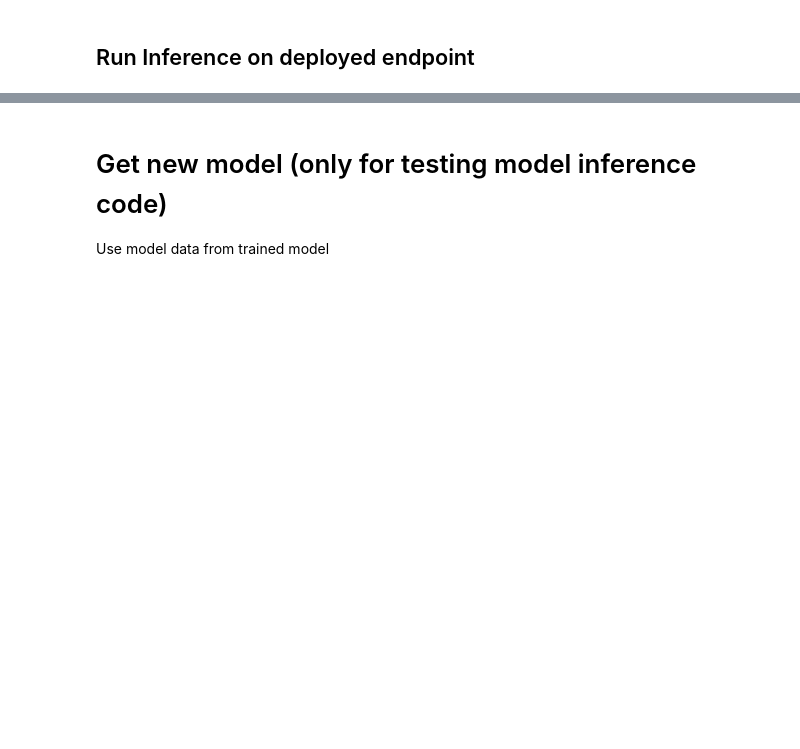
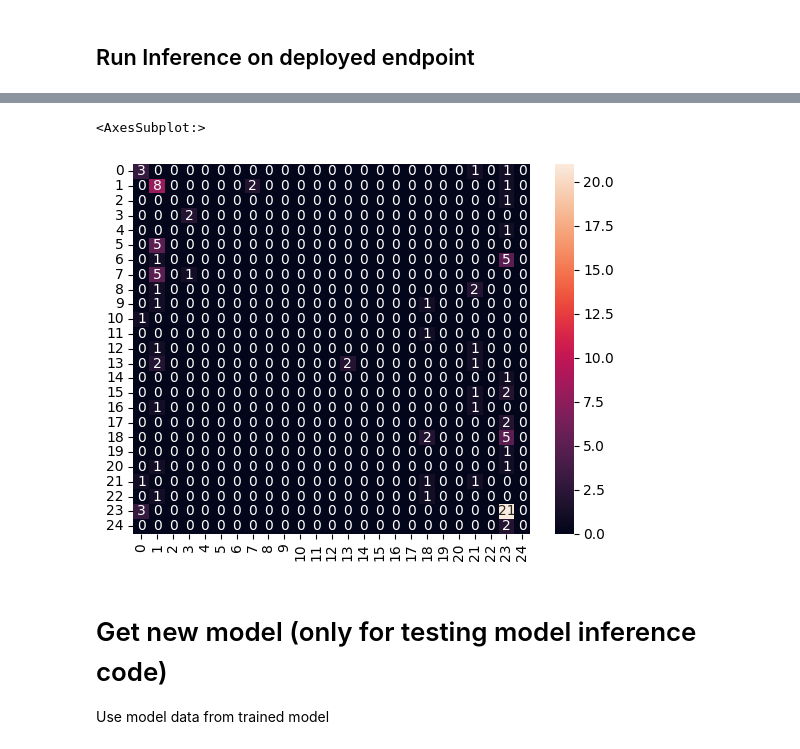
Before and after one commit to ml6team/aws-promote-code, a Jupyter notebook: training_pipeline/test.ipynb, the cells around one changed output, grey strips where cells are left out. Drawn from its saved outputs; the diff is of its cells as text; code cells hidden in the pictures; blank space fills up the shorter version.

```diff
--- a/training_pipeline/test.ipynb
+++ b/training_pipeline/test.ipynb
@@ -83,0 +93,8 @@ results
+# %%
+confusion_matrix = pd.crosstab(results['target'], results['pred'],)
+i = confusion_matrix.index.union(confusion_matrix.columns)
+confusion_matrix = confusion_matrix.reindex(index=i, columns=i, fill_value=0)
+sn.heatmap(confusion_matrix.to_numpy(), annot=True)
+# %% [output]
+<AxesSubplot:>
+[figure, added]
```
Also changed, not shown: parts of 6 cells of this notebook, 7 other files.
